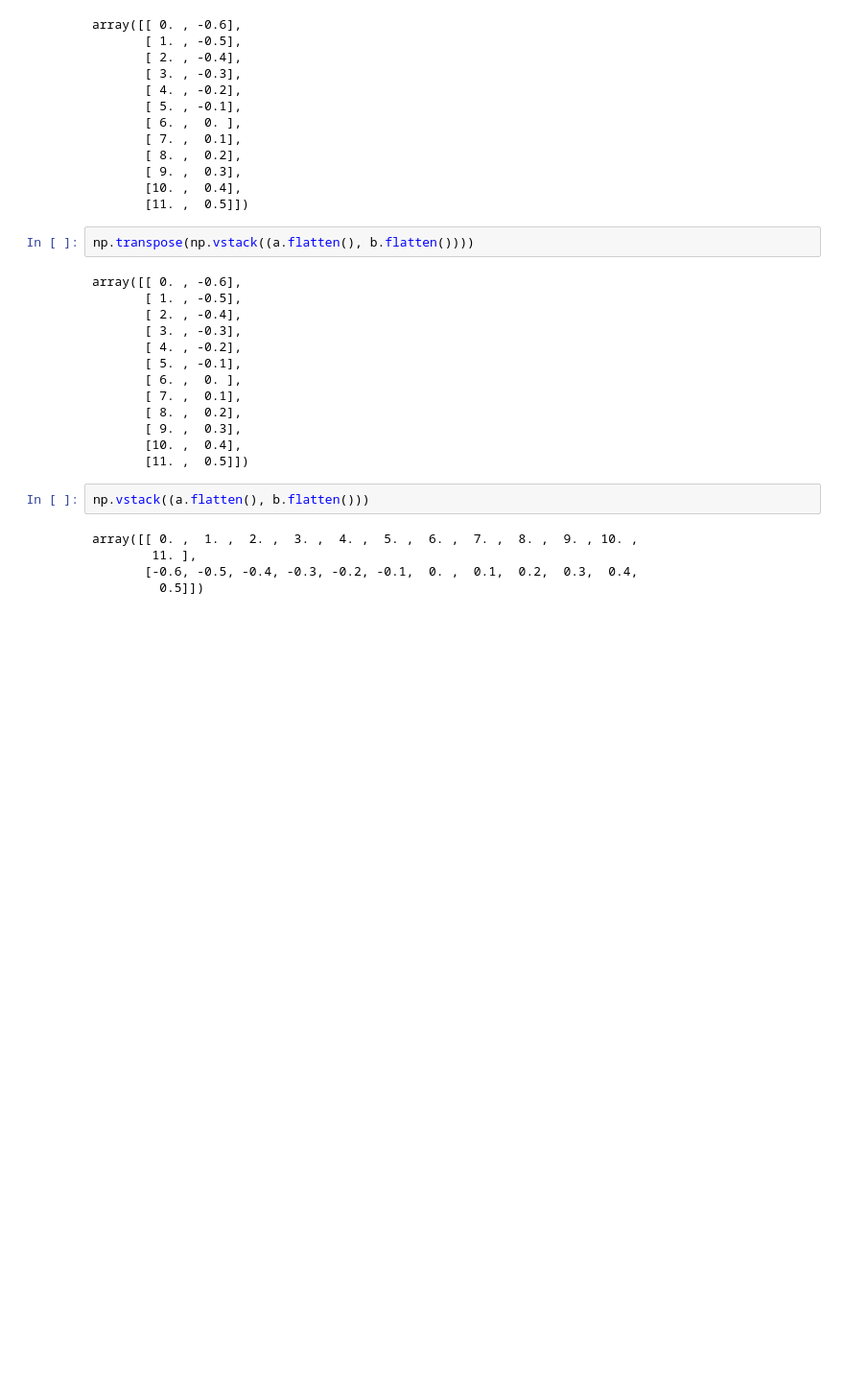
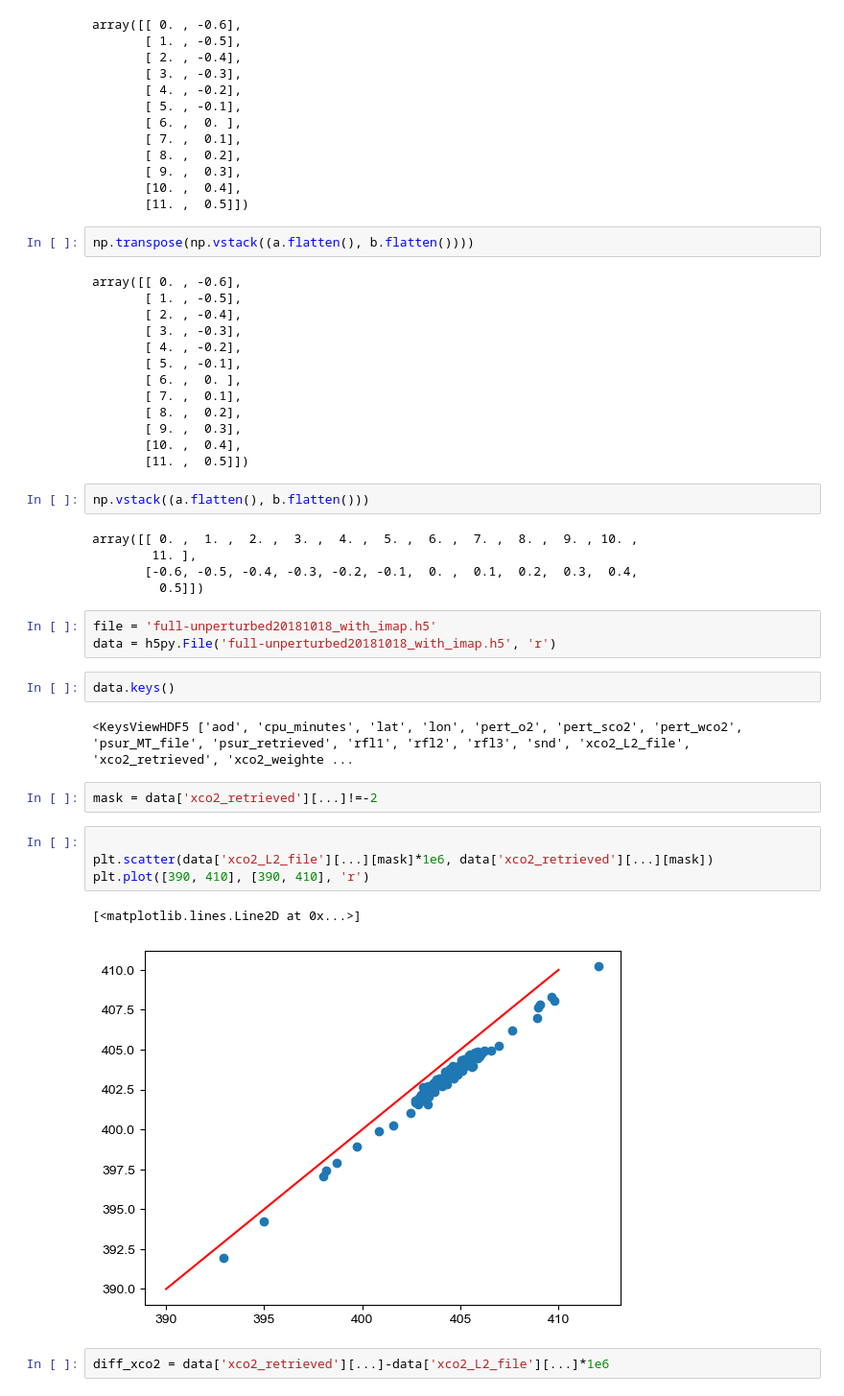
Before and after one commit to ywchen-tw/OCO2, a Jupyter notebook: analysis/test.ipynb, the cells around one changed output. Shown at 96% size. Cells and saved outputs as stored; diff of their text form; blank space fills up the shorter version.

```diff
--- a/analysis/test.ipynb
+++ b/analysis/test.ipynb
@@ -349,3 +349,21 @@ array([[ 0. ,  1. ,  2. ,  3. ,  4. ,  5. ,  6. ,  7. ,  8. ,  9. , 10. ,
         11. ],
        [-0.6, -0.5, -0.4, -0.3, -0.2, -0.1,  0. ,  0.1,  0.2,  0.3,  0.4,
          0.5]])
+# %%
+file = 'full-unperturbed20181018_with_imap.h5'
+data = h5py.File('full-unperturbed20181018_with_imap.h5', 'r')
+# %%
+data.keys()
+# %% [output]
+<KeysViewHDF5 ['aod', 'cpu_minutes', 'lat', 'lon', 'pert_o2', 'pert_sco2', 'pert_wco2', 'psur_MT_file', 'psur_retrieved', 'rfl1', 'rfl2', 'rfl3', 'snd', 'xco2_L2_file', 'xco2_retrieved', 'xco2_weighte ...
+# %%
+mask = data['xco2_retrieved'][...]!=-2
+# %%
+
+plt.scatter(data['xco2_L2_file'][...][mask]*1e6, data['xco2_retrieved'][...][mask])
+plt.plot([390, 410], [390, 410], 'r')
+# %% [output]
+[<matplotlib.lines.Line2D at 0x...>]
+[figure, added]
+# %%
+diff_xco2 = data['xco2_retrieved'][...]-data['xco2_L2_file'][...]*1e6
```
Also changed, not shown: parts of 9 cells of this notebook, 4 other files.
